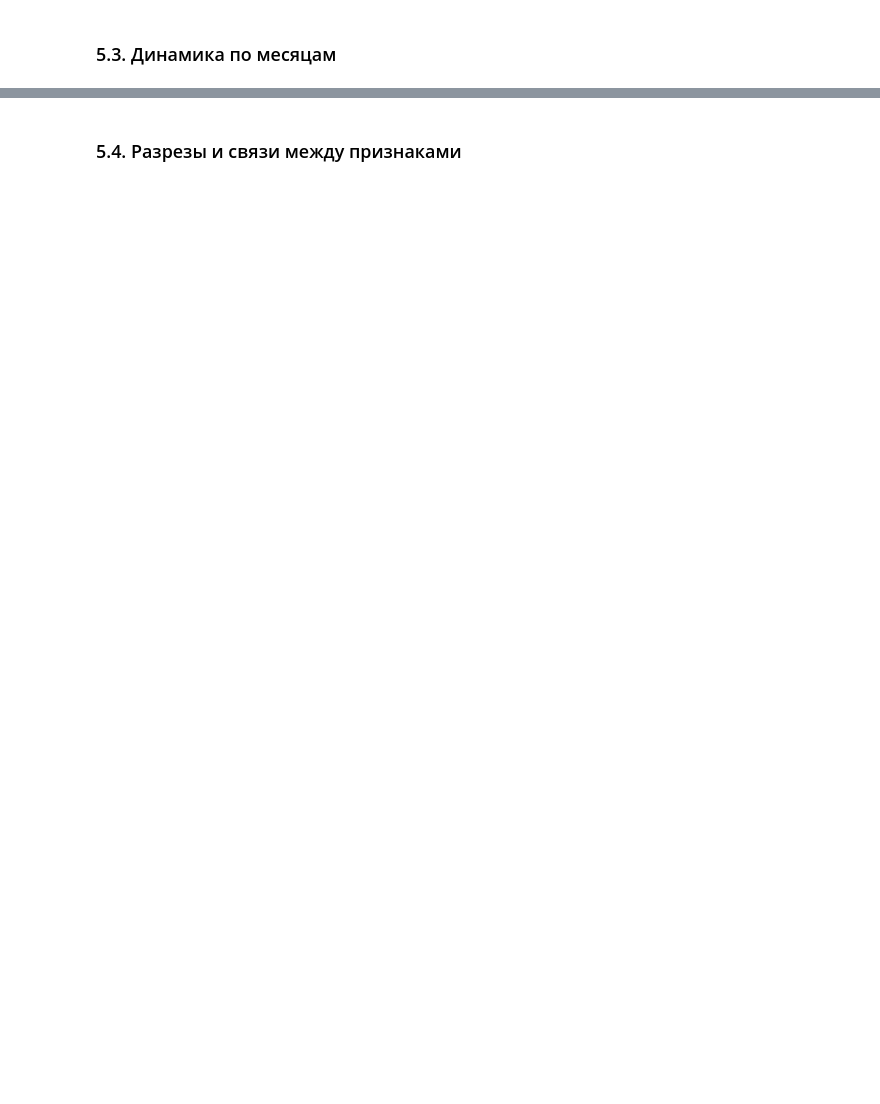
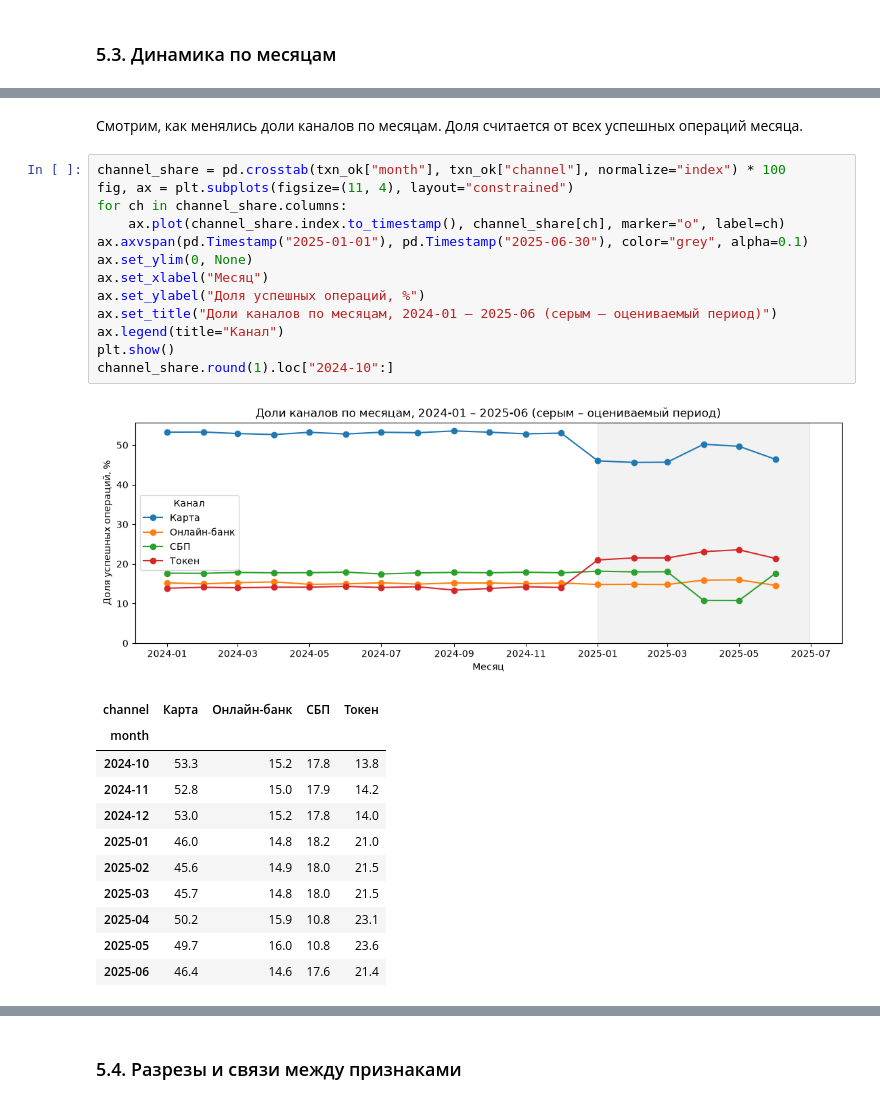
Before and after one commit to sangnchr-s/Gonchar_Alexander_Lab1, a Jupyter notebook: 01_analysis.ipynb, the cells around one changed output, grey strips where cells are left out. Cells and saved outputs as stored; diff of their text form; blank space fills up the shorter version.

```diff
--- a/01_analysis.ipynb
+++ b/01_analysis.ipynb
@@ -1142,0 +1362,28 @@ cleaning_log
+# %% [markdown]
+Смотрим, как менялись доли каналов по месяцам. Доля считается от всех успешных операций месяца.
+# %%
+channel_share = pd.crosstab(txn_ok["month"], txn_ok["channel"], normalize="index") * 100
+fig, ax = plt.subplots(figsize=(11, 4), layout="constrained")
+for ch in channel_share.columns:
+    ax.plot(channel_share.index.to_timestamp(), channel_share[ch], marker="o", label=ch)
+ax.axvspan(pd.Timestamp("2025-01-01"), pd.Timestamp("2025-06-30"), color="grey", alpha=0.1)
+ax.set_ylim(0, None)
+ax.set_xlabel("Месяц")
+ax.set_ylabel("Доля успешных операций, %")
+ax.set_title("Доли каналов по месяцам, 2024-01 – 2025-06 (серым – оцениваемый период)")
+ax.legend(title="Канал")
+plt.show()
+channel_share.round(1).loc["2024-10":]
+# %% [output]
+[figure, added]
+| channel | Карта | Онлайн-банк | СБП | Токен |
+| month |  |  |  |  |
+| 2024-10 | 53.3 | 15.2 | 17.8 | 13.8 |
+| 2024-11 | 52.8 | 15.0 | 17.9 | 14.2 |
+| 2024-12 | 53.0 | 15.2 | 17.8 | 14.0 |
+| 2025-01 | 46.0 | 14.8 | 18.2 | 21.0 |
+| 2025-02 | 45.6 | 14.9 | 18.0 | 21.5 |
+| 2025-03 | 45.7 | 14.8 | 18.0 | 21.5 |
+| 2025-04 | 50.2 | 15.9 | 10.8 | 23.1 |
+| 2025-05 | 49.7 | 16.0 | 10.8 | 23.6 |
+| 2025-06 | 46.4 | 14.6 | 17.6 | 21.4 |
```
Also changed, not shown: parts of 47 cells of this notebook.
